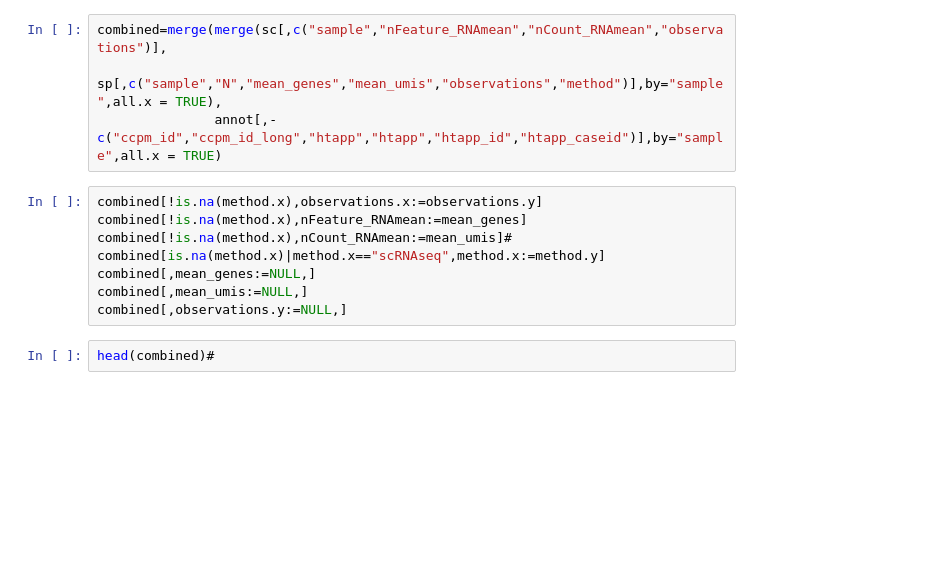
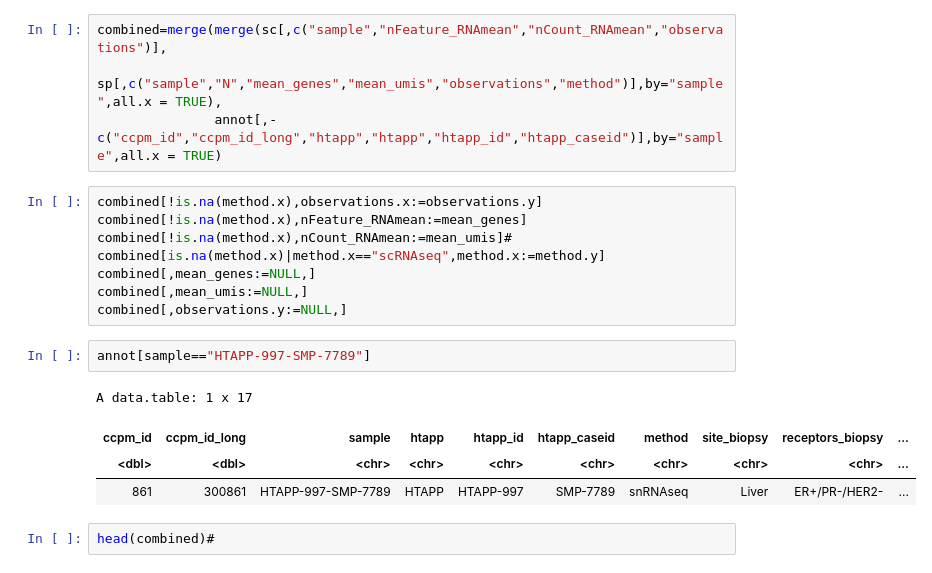
Before and after one commit to klarman-cell-observatory/HTAPP-Pipelines, a Jupyter notebook: HTAPP_MBC/04_overview_sc_sn_spatial.ipynb, the cells around one changed output. Saved outputs shown, nothing was run; the diff lists cells and outputs as text; blank space fills up the shorter version.

```diff
--- a/HTAPP_MBC/04_overview_sc_sn_spatial.ipynb
+++ b/HTAPP_MBC/04_overview_sc_sn_spatial.ipynb
@@ -73,6 +70,13 @@ combined[is.na(method.x)|method.x=="scRNAseq",method.x:=method.y]
 combined[,mean_genes:=NULL,]
 combined[,mean_umis:=NULL,]
 combined[,observations.y:=NULL,]
+# %%
+annot[sample=="HTAPP-997-SMP-7789"]
+# %% [output]
+A data.table: 1 x 17
+| ccpm_id | ccpm_id_long | sample | htapp | htapp_id | htapp_caseid | method | site_biopsy | receptors_biopsy | ... |
+| <dbl> | <dbl> | <chr> | <chr> | <chr> | <chr> | <chr> | <chr> | <chr> | ... |
+| 861 | 300861 | HTAPP-997-SMP-7789 | HTAPP | HTAPP-997 | SMP-7789 | snRNAseq | Liver | ER+/PR-/HER2- | ... |
 # %%
 head(combined)#
 # %% [output]
```
Also changed, not shown: parts of 11 cells of this notebook, 1 other file.
